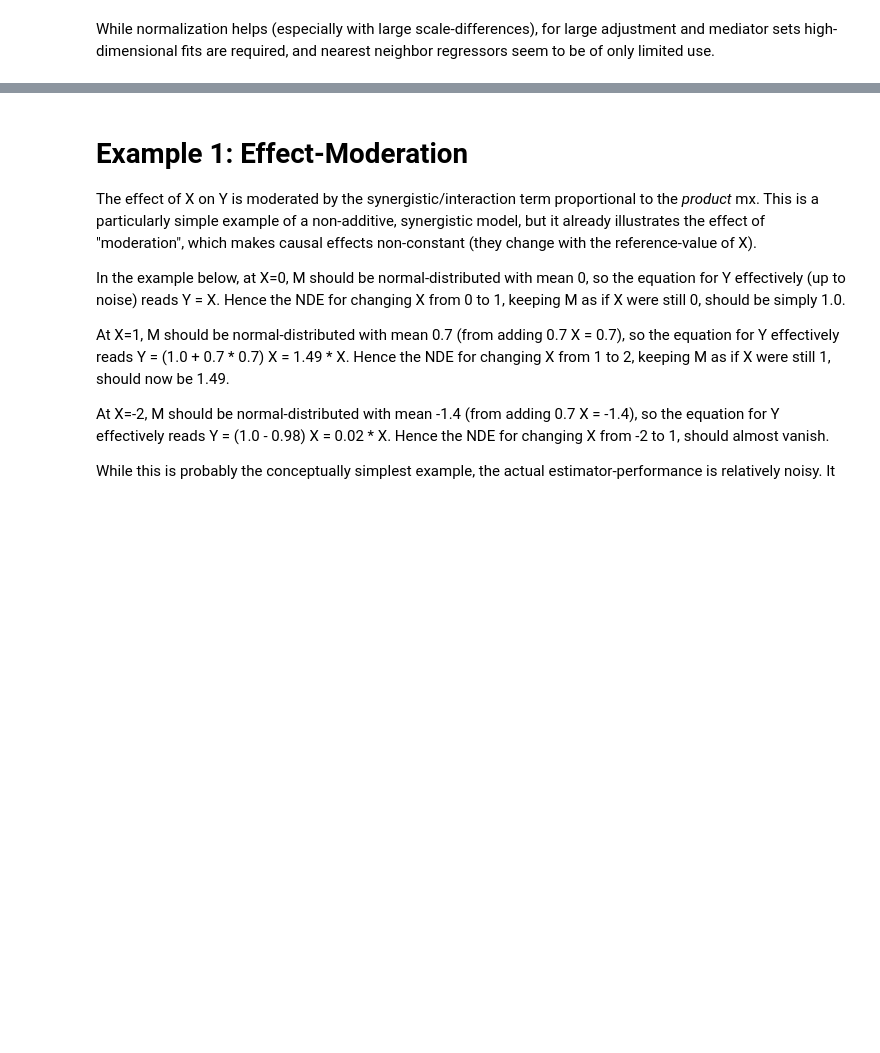
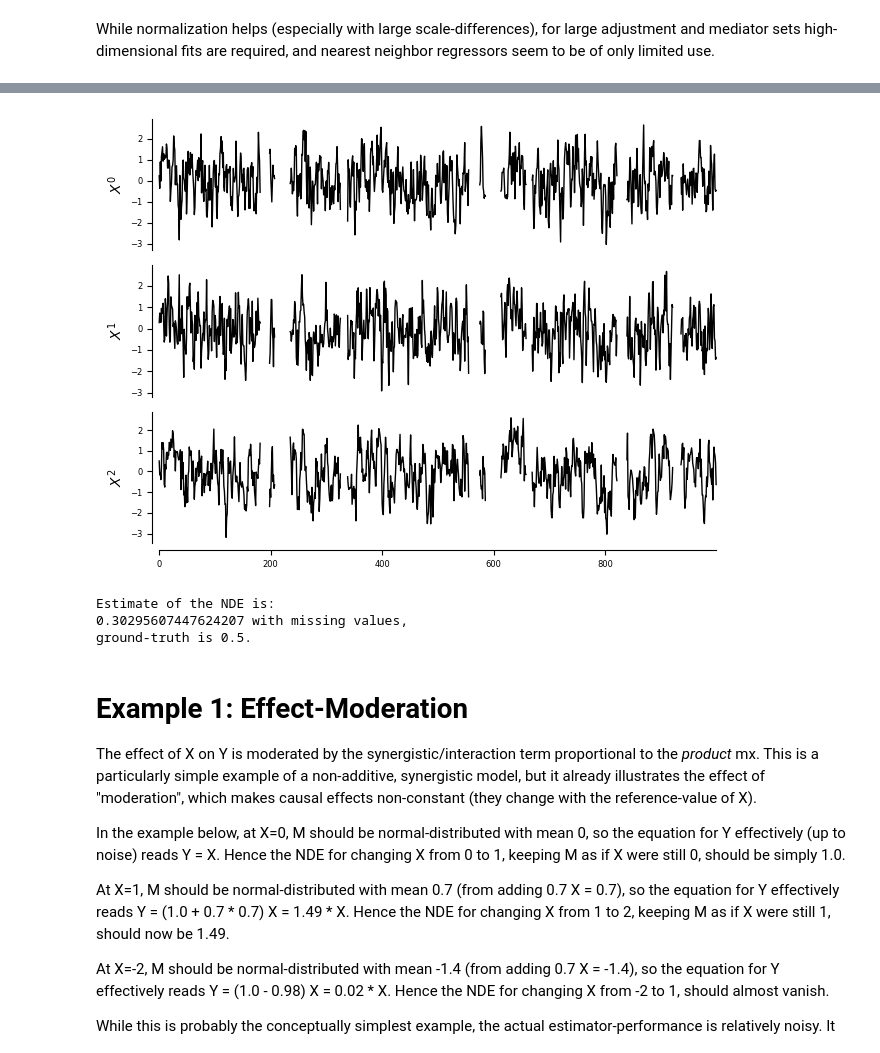
Before and after one commit to jakobrunge/tigramite, a Jupyter notebook: tutorials/causal_effect_estimation/tigramite_tutorial_general_causal_effect_mediation.ipynb, the cells around one changed output, grey strips where cells are left out. Cells and saved outputs as stored; diff of their text form; code cells hidden in the pictures; blank space fills up the shorter version.

```diff
--- a/tutorials/causal_effect_estimation/tigramite_tutorial_general_causal_effect_mediation.ipynb
+++ b/tutorials/causal_effect_estimation/tigramite_tutorial_general_causal_effect_mediation.ipynb
@@ -164,3 +215,37 @@ While normalization helps (especially with large scale-differences), for large a
+# %%
+seed = 12345
+gap_count = 10
+gap_min_len = 10
+gap_max_len = 20
+rng = np.random.default_rng(seed)
+var_idx = rng.integers(0, data_normalized.shape[1], gap_count)
+offset = rng.integers(0, data_normalized.shape[0]-gap_max_len, gap_count)
+missing_count = rng.integers(10, 20, gap_count)
+
+modified_data = data_normalized
+for gap in range(gap_count):
+    modified_data[offset[gap]:offset[gap]+missing_count[gap], var_idx] = 999
+
+dataframe_missing_data = pp.DataFrame(data_normalized, var_names=var_names, missing_flag=999)
+tp.plot_timeseries(dataframe=dataframe_missing_data); plt.show()
+# %% [output]
+[figure, added]
+# %%
+fit_setup = mediation.FitSetup(mediation.FitProvider_Continuous_Default.UseSklearn(20))
+
+# normalized data
+causal_effects.fit_natural_direct_effect(dataframe_missing_data, blocked_mediators='all',
+                                mixed_data_estimator=fit_setup,
+                                enable_dataframe_based_preprocessing=True)
+
+nde_est = causal_effects.predict_natural_direct_effect(0.0, 1.0) * normalization[2] / normalization[1]
+
+# print results
+print( f"Estimate of the NDE is:\n{nde_est} with missing values,\nground-truth is {direct_eff}." )
+# %% [output]
+Estimate of the NDE is:
+0.30295607447624207 with missing values,
+ground-truth is 0.5.
 # %% [markdown]
 # Example 1: Effect-Moderation <a id='ex1'></a>
 The effect of X on Y is moderated by the synergistic/interaction term proportional to the *product* mx. This is a particularly simple example of a non-additive, synergistic model, but it already illustrates the effect of "moderation", which makes causal effects non-constant (they change with the reference-value of X).
```
Also changed, not shown: parts of 41 cells of this notebook.
